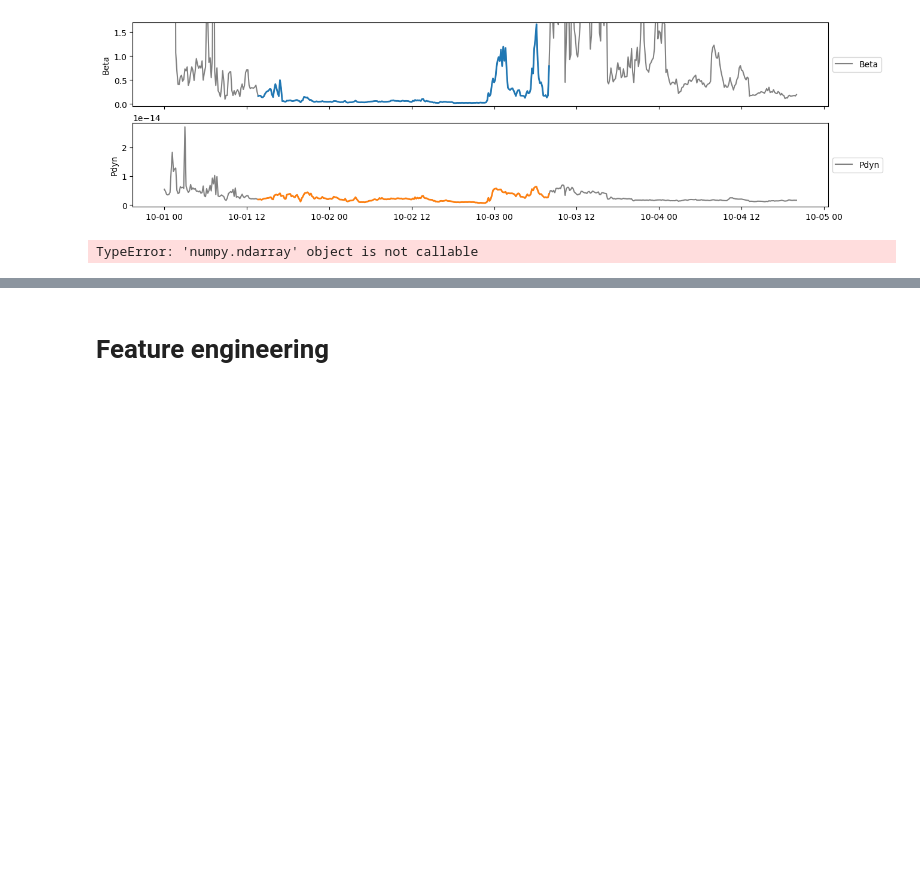
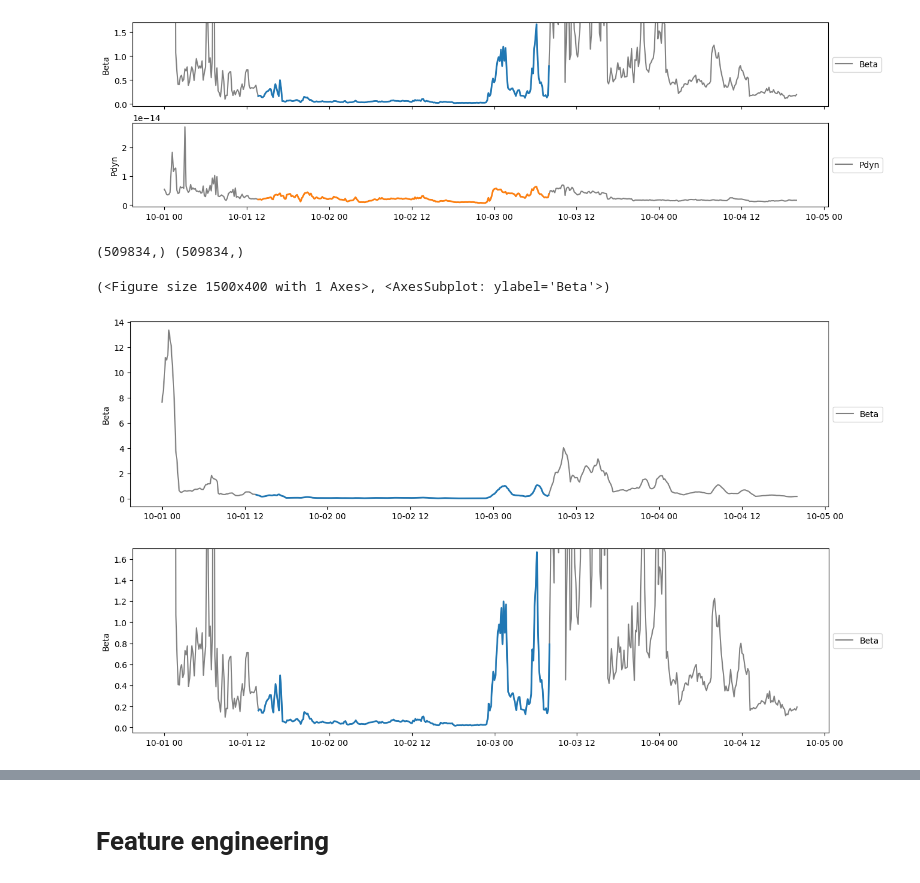
Before and after one commit to AlexandreChaussard/DataCamp-Solar_Wind, a Jupyter notebook: test_environment/playground.ipynb, the cells around one changed output, grey strips where cells are left out. Drawn from its saved outputs; the diff is of its cells as text; code cells hidden in the pictures; blank space fills up the shorter version.

```diff
--- a/test_environment/playground.ipynb
+++ b/test_environment/playground.ipynb
@@ -122,12 +118,53 @@ extracted_features = extract_features(X_train.iloc[0:500], column_id="Beta")
-# %%
-from tsfresh.utilities.dataframe_functions import impute
-from tsfresh import select_features
-
-extracted_features = impute(extracted_features)
-extracted_features = select_features(extracted_features, y_train.values())
-extracted_features
-# %% [output]
-TypeError: 'numpy.ndarray' object is not callable
+# %%
+from scipy.interpolate import make_interp_spline
+
+def denoise(X_df: pd.DataFrame, feature, threshold):
+    fft_transform = np.fft.fft(X_df[feature].values)
+    fft_transform[fft_transform > threshold] = 0
+    denoised = np.fft.ifft(fft_transform)
+    X_df[feature] = denoised
+    return X_df
+
+def smooth(X_df: pd.DataFrame, feature, time_window, center=False):
+    X_df[feature] = X_df[feature].rolling(time_window, center=center).mean()
+    return X_df
+
+def interpolate(X_df: pd.DataFrame, feature, k=3):
+    indexes = X_df.index.values.astype(float)
+    values = X_df[feature].values
+    print(indexes.shape, values.shape)
+    bspl = make_interp_spline(indexes, values, k)
+    X_df[feature] = bspl(values)
+    return X_df
+
+X_fft = X_train.copy(deep=True)
+X_fft = denoise(X_fft, 'Beta', 5*10e3)
+
+X_mean = X_train.copy(deep=True)
+X_mean = smooth(X_mean, 'Beta', '1h')
+
+X_interpolated = X_train.copy(deep=True)
+X_interpolated = interpolate(X_interpolated, 'Beta', k=21)
+
+plot_event(
+    0,
+    X_mean,
+    ['Beta'],
+    size=4
+)
+
+plot_event(
+    0,
+    X_train,
+    ['Beta'],
+    maxRange=[[-0.05, 1.7]],
+    size=4
+)
+# %% [output]
+(509834,) (509834,)
+(<Figure size 1500x400 with 1 Axes>, <AxesSubplot: ylabel='Beta'>)
+[figure, added]
+[figure, added]
 # %%
 import sklearn.preprocessing as preprocessing
 from sklearn.pipeline import make_pipeline
```
Also changed, not shown: parts of 11 cells of this notebook, 6 other files.
